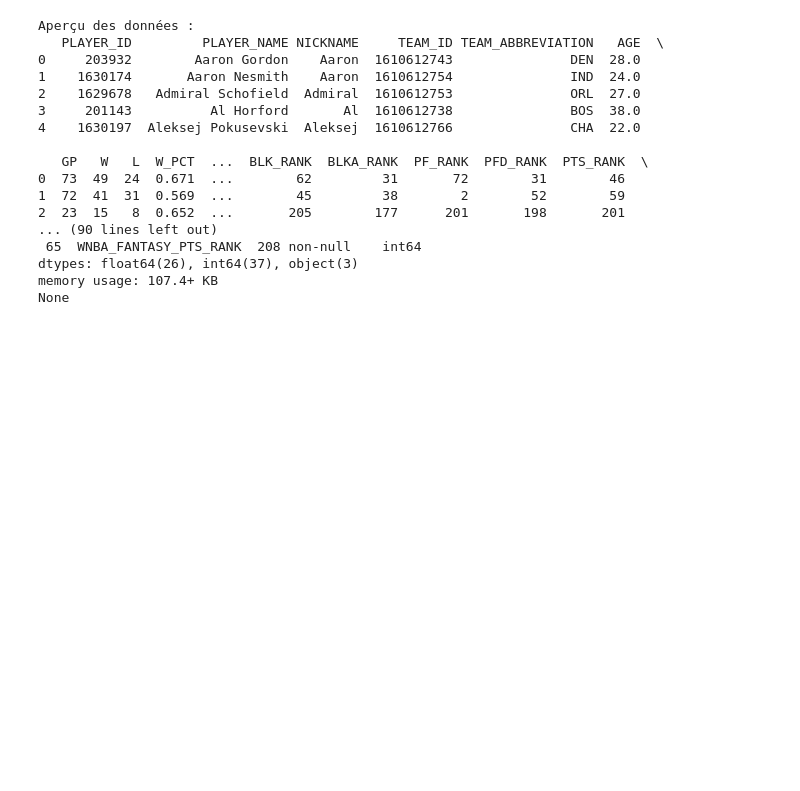
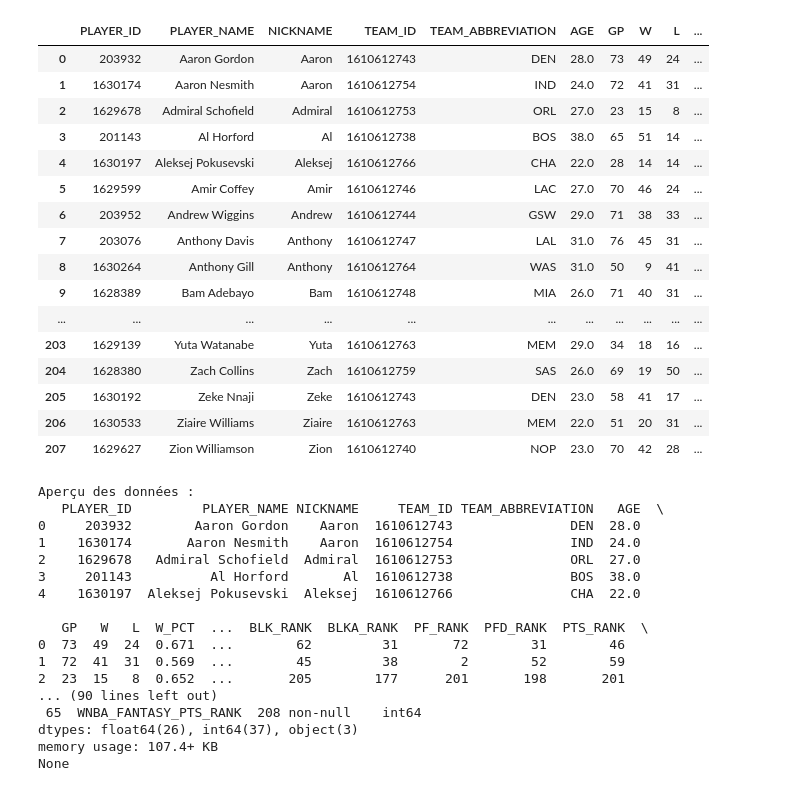
Before and after one commit to Pierre-claver/Project, a Jupyter notebook: Analyse_des_Performances.ipynb, the cells around one changed output. Drawn from its saved outputs; the diff is of its cells as text; code cells hidden in the pictures; blank space fills up the shorter version.

```diff
--- a/Analyse_des_Performances.ipynb
+++ b/Analyse_des_Performances.ipynb
@@ -7,6 +7,28 @@ import os
 # %%
 file_path = "sample_data/nba_veteran_forwards.csv"
 df = pd.read_csv(file_path)
+# %%
+from IPython.display import display
+
+display(df)
+# %% [output]
+|  | PLAYER_ID | PLAYER_NAME | NICKNAME | TEAM_ID | TEAM_ABBREVIATION | AGE | GP | W | L | ... |
+| 0 | 203932 | Aaron Gordon | Aaron | 1610612743 | DEN | 28.0 | 73 | 49 | 24 | ... |
+| 1 | 1630174 | Aaron Nesmith | Aaron | 1610612754 | IND | 24.0 | 72 | 41 | 31 | ... |
+| 2 | 1629678 | Admiral Schofield | Admiral | 1610612753 | ORL | 27.0 | 23 | 15 | 8 | ... |
+| 3 | 201143 | Al Horford | Al | 1610612738 | BOS | 38.0 | 65 | 51 | 14 | ... |
+| 4 | 1630197 | Aleksej Pokusevski | Aleksej | 1610612766 | CHA | 22.0 | 28 | 14 | 14 | ... |
+| 5 | 1629599 | Amir Coffey | Amir | 1610612746 | LAC | 27.0 | 70 | 46 | 24 | ... |
+| 6 | 203952 | Andrew Wiggins | Andrew | 1610612744 | GSW | 29.0 | 71 | 38 | 33 | ... |
+| 7 | 203076 | Anthony Davis | Anthony | 1610612747 | LAL | 31.0 | 76 | 45 | 31 | ... |
+| 8 | 1630264 | Anthony Gill | Anthony | 1610612764 | WAS | 31.0 | 50 | 9 | 41 | ... |
+| 9 | 1628389 | Bam Adebayo | Bam | 1610612748 | MIA | 26.0 | 71 | 40 | 31 | ... |
+| ... | ... | ... | ... | ... | ... | ... | ... | ... | ... | ... |
+| 203 | 1629139 | Yuta Watanabe | Yuta | 1610612763 | MEM | 29.0 | 34 | 18 | 16 | ... |
+| 204 | 1628380 | Zach Collins | Zach | 1610612759 | SAS | 26.0 | 69 | 19 | 50 | ... |
+| 205 | 1630192 | Zeke Nnaji | Zeke | 1610612743 | DEN | 23.0 | 58 | 41 | 17 | ... |
+| 206 | 1630533 | Ziaire Williams | Ziaire | 1610612763 | MEM | 22.0 | 51 | 20 | 31 | ... |
+| 207 | 1629627 | Zion Williamson | Zion | 1610612740 | NOP | 23.0 | 70 | 42 | 28 | ... |
 # %%
 print("Aperçu des données :")
 print(df.head())
```
